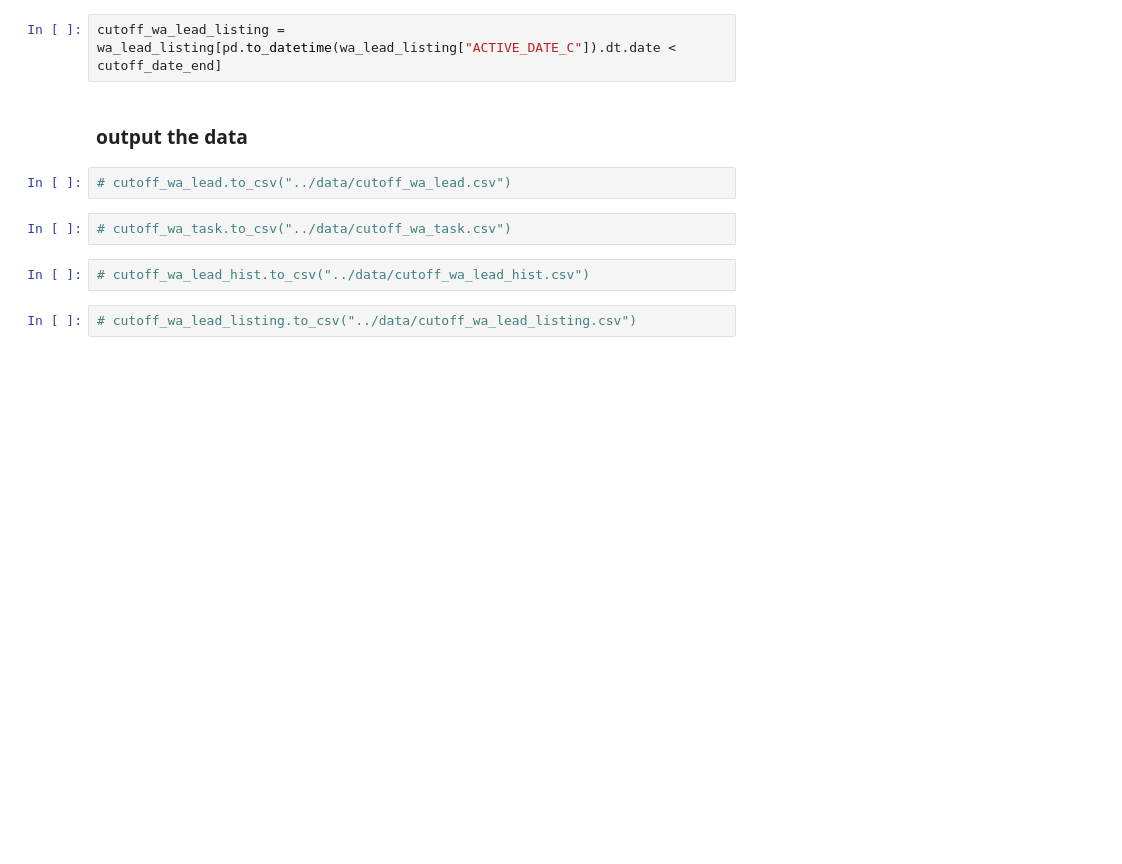
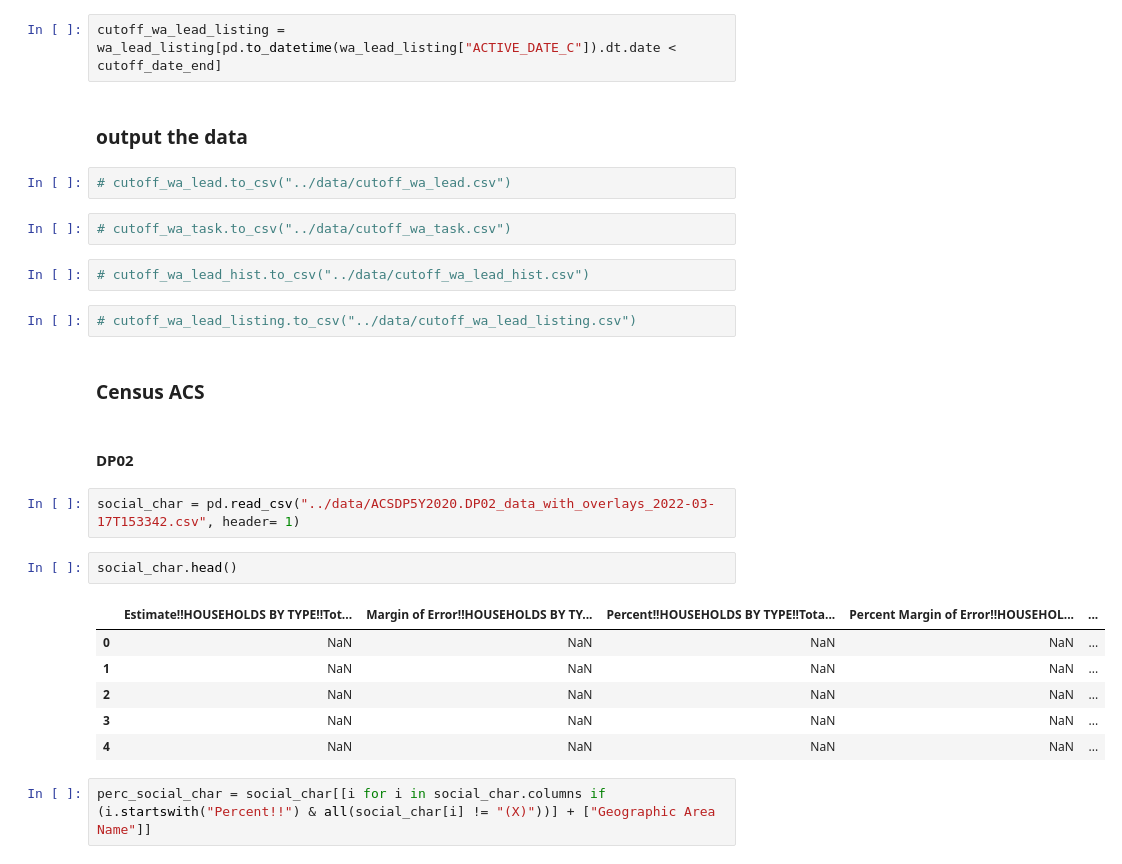
Before and after one commit to endpointclosing/lead-scoring, a Jupyter notebook: notebooks/data_prep_and_feature_engineering.ipynb, the cells around one changed output. Cells and saved outputs as stored; diff of their text form; blank space fills up the shorter version.

```diff
--- a/notebooks/data_prep_and_feature_engineering.ipynb
+++ b/notebooks/data_prep_and_feature_engineering.ipynb
@@ -227,3 +227,20 @@ cutoff_wa_lead_listing = wa_lead_listing[pd.to_datetime(wa_lead_listing["ACTIVE_
 # cutoff_wa_lead_hist.to_csv("../data/cutoff_wa_lead_hist.csv")
 # %%
 # cutoff_wa_lead_listing.to_csv("../data/cutoff_wa_lead_listing.csv")
+# %% [markdown]
+### Census ACS
+# %% [markdown]
+#### DP02
+# %%
+social_char = pd.read_csv("../data/ACSDP5Y2020.DP02_data_with_overlays_2022-03-17T153342.csv", header= 1)
+# %%
+social_char.head()
+# %% [output]
+|  | Estimate!!HOUSEHOLDS BY TYPE!!Tot... | Margin of Error!!HOUSEHOLDS BY TY... | Percent!!HOUSEHOLDS BY TYPE!!Tota... | Percent Margin of Error!!HOUSEHOL... | ... |
+| 0 | NaN | NaN | NaN | NaN | ... |
+| 1 | NaN | NaN | NaN | NaN | ... |
+| 2 | NaN | NaN | NaN | NaN | ... |
+| 3 | NaN | NaN | NaN | NaN | ... |
+| 4 | NaN | NaN | NaN | NaN | ... |
+# %%
+perc_social_char = social_char[[i for i in social_char.columns if (i.startswith("Percent!!") & all(social_char[i] != "(X)"))] + ["Geographic Area Name"]]
```
Also changed, not shown: parts of 35 cells of this notebook.
